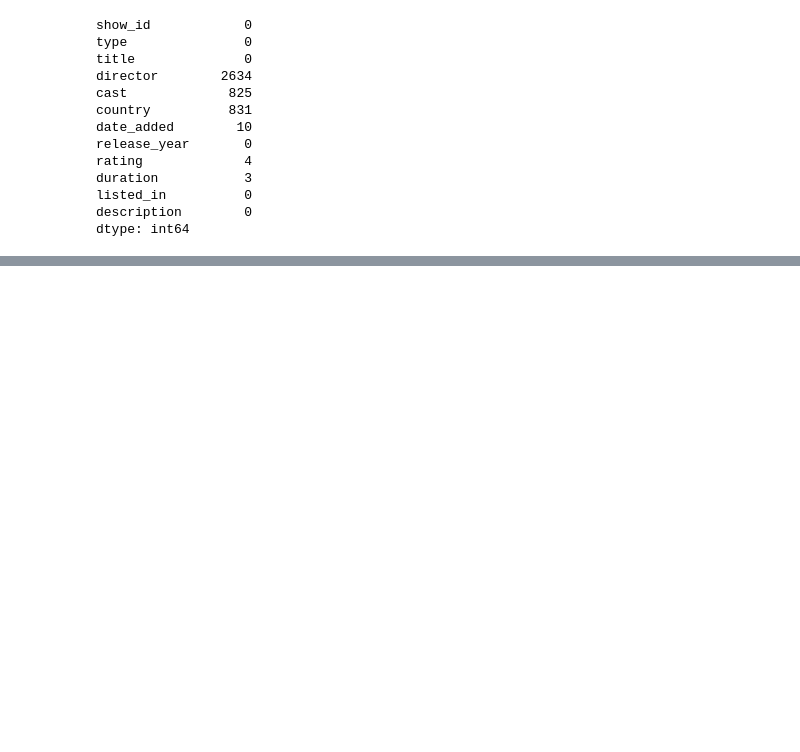
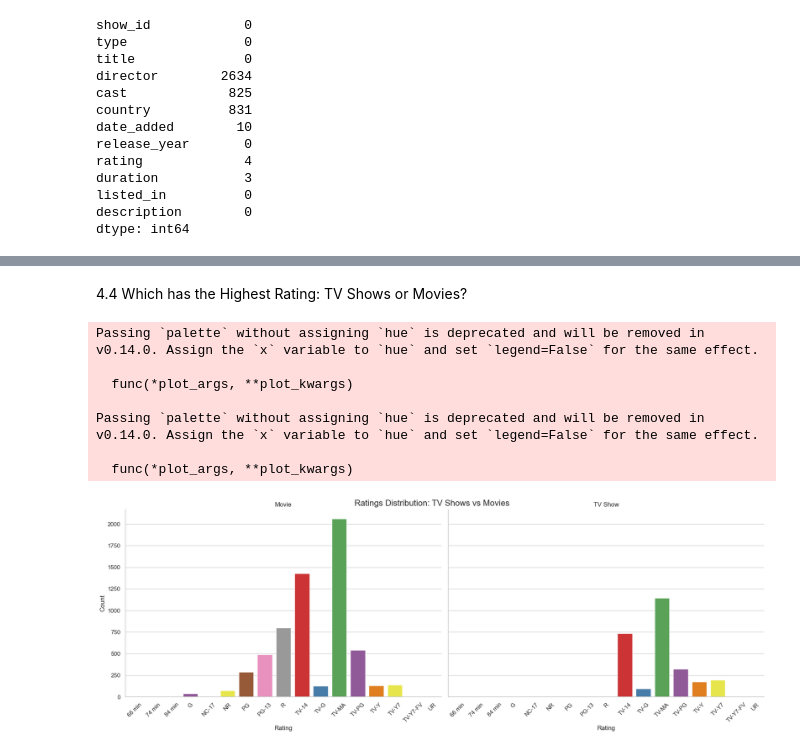
Before and after one commit to gonzomp7/netflix-eda, a Jupyter notebook: notebooks/netflix_eda.ipynb, the cells around one changed output, grey strips where cells are left out. Saved outputs shown, nothing was run; the diff lists cells and outputs as text; code cells hidden in the pictures; blank space fills up the shorter version.

```diff
--- a/notebooks/netflix_eda.ipynb
+++ b/notebooks/netflix_eda.ipynb
@@ -163,0 +188,21 @@ Passing `palette` without assigning `hue` is deprecated and will be removed in v
+# %% [markdown]
+4.4 Which has the Highest Rating: TV Shows or Movies?
+# %%
+# Facet Grid Bar Plot
+unique_ratings = df['rating'].dropna().unique()
+g = sns.FacetGrid(df, col="type", height=6, aspect=1.5)
+g.map(sns.countplot, "rating", order=sorted(unique_ratings), palette="Set1")
+g.set_titles("{col_name}")
+g.set_axis_labels("Rating", "Count")
+g.fig.suptitle('Ratings Distribution: TV Shows vs Movies', fontsize=16)
+g.set_xticklabels(rotation=45)
+plt.show()
+# %% [output]
+Passing `palette` without assigning `hue` is deprecated and will be removed in v0.14.0. Assign the `x` variable to `hue` and set `legend=False` for the same effect.
+
+  func(*plot_args, **plot_kwargs)
+
+Passing `palette` without assigning `hue` is deprecated and will be removed in v0.14.0. Assign the `x` variable to `hue` and set `legend=False` for the same effect.
+
+  func(*plot_args, **plot_kwargs)
+[figure, added]
```
Also changed, not shown: parts of 30 cells of this notebook, 1 other file.
